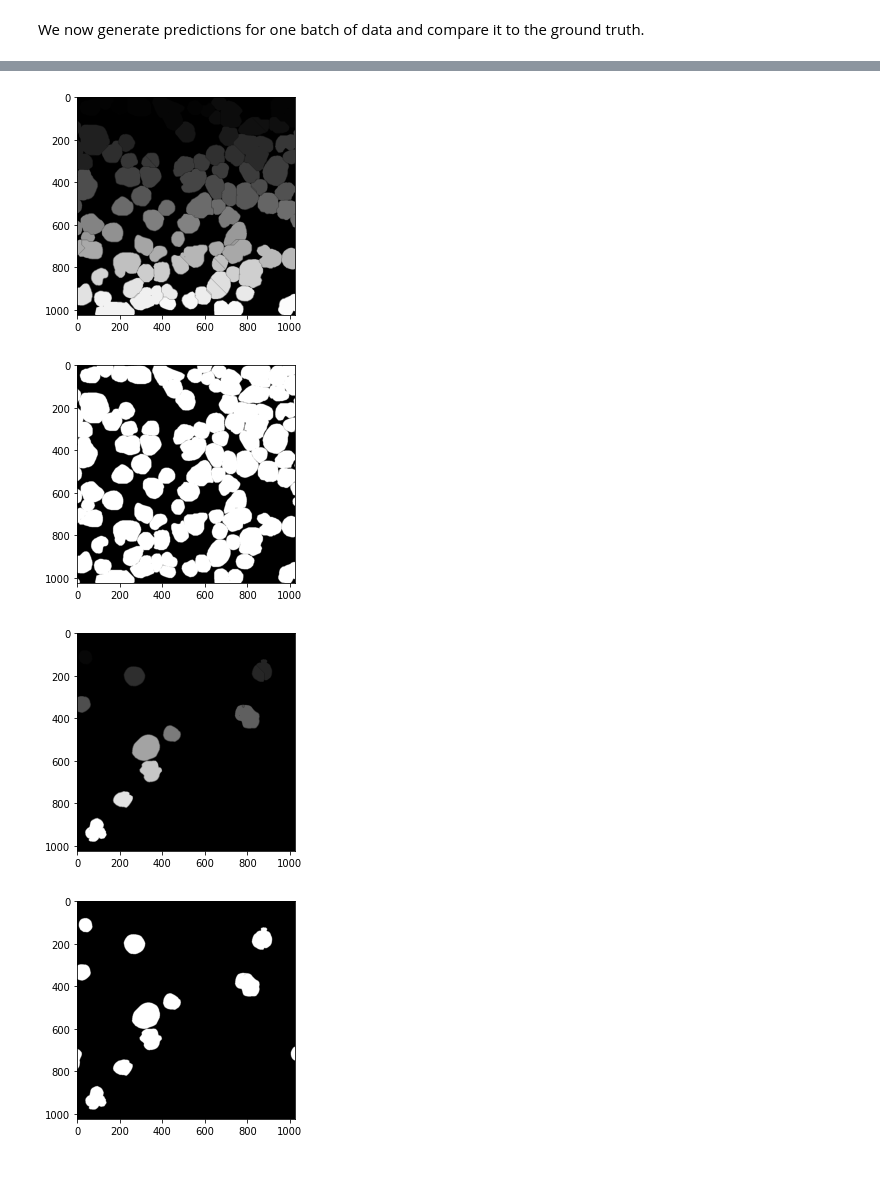
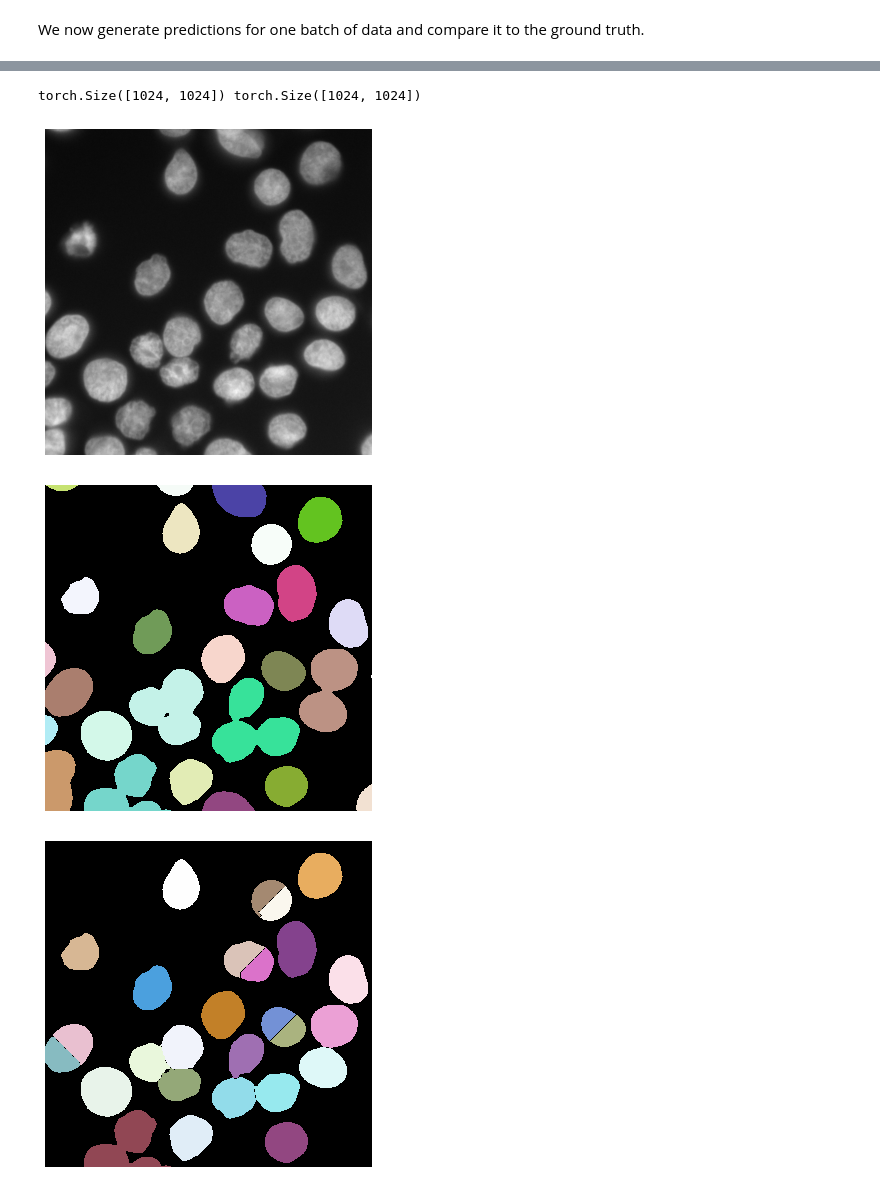
Before and after one commit to CRefice/ml-segmentation-project, a Jupyter notebook: notebook.ipynb, the cells around one changed output, grey strips where cells are left out. Cells and saved outputs as stored; diff of their text form; code cells hidden in the pictures.

```diff
--- a/notebook.ipynb
+++ b/notebook.ipynb
@@ -425,6 +445,20 @@ def show_results(inputs, labels, outputs):
 
 def show_image(image):
     plt.imshow(image.squeeze())
+# %%
+def save_results(input, label, output, cmap="viridis"):
+    f = plt.figure(figsize=(6, 6), frameon=False)
+    plt.axis("off")
+    plt.imshow(input.squeeze())
+    plt.savefig("input.png")
+    f = plt.figure(figsize=(6, 6), frameon=False)
+    plt.axis("off")
+    plt.imshow(label.squeeze(), cmap=cmap, interpolation="nearest")
+    plt.savefig("label.png")
+    f = plt.figure(figsize=(6, 6), frameon=False)
+    plt.axis("off")
+    plt.imshow(output.squeeze(), cmap=cmap, interpolation="nearest")
+    plt.savefig("output.png")
 # %%
 inputs, labels = next(iter(val_loader))
 outputs_two_class = model_two_class.predict(inputs.to(device))
@@ -448,7 +484,7 @@ def label_with_watershed(image_three_class, image_two_class, min_distance=50):
       between every cell (1-pixel wide)
   """
   # Everything that is not the cell equal zero
-  back_and_border = image_three_class.argmax(dim=0) == 1
+  back_and_border = image_three_class == 1
   # Euclidean distance matrix of the image
   distance = ndi.distance_transform_edt(back_and_border)
   # List of (x,y) pairs representing the coordinates of the peaks
@@ -477,17 +500,16 @@ show_image(inputs[0])
-# %%
-# Example:
-show_image(label_with_watershed(labels[0].numpy()))
-# %% [output]
-[figure, removed]
-# %%
-show_image(labels[0].numpy())
-# %% [output]
-[figure, removed]
-# %%
-show_image(label_with_watershed(labels[1].numpy()))
-# %% [output]
-[figure, removed]
-# %%
-show_image(labels[1].numpy())
-# %% [output]
-[figure, removed]
+# %%
+from skimage import measure
+from skimage.segmentation import watershed
+
+im_2 = outputs_two_class[0]
+im_3 = outputs_three_class[0]
+print(im_2.size(), im_3.size())
+
+watershed_output = label_with_watershed(im_3, im_2)
+connected_output = measure.label(im_2)
+save_results(inputs[0], connected_output, watershed_output, random_label_cmap())
+# %% [output]
+torch.Size([1024, 1024]) torch.Size([1024, 1024])
+[figure, added]
+[figure, added]
+[figure, added]
```
Also changed, not shown: parts of 10 cells of this notebook.
